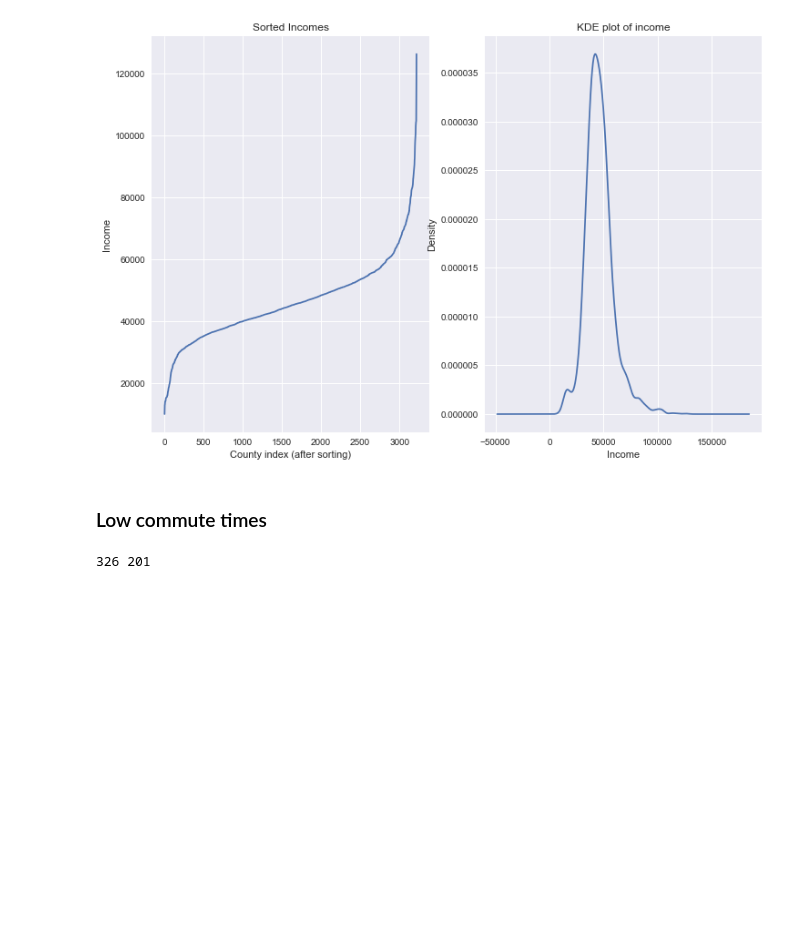
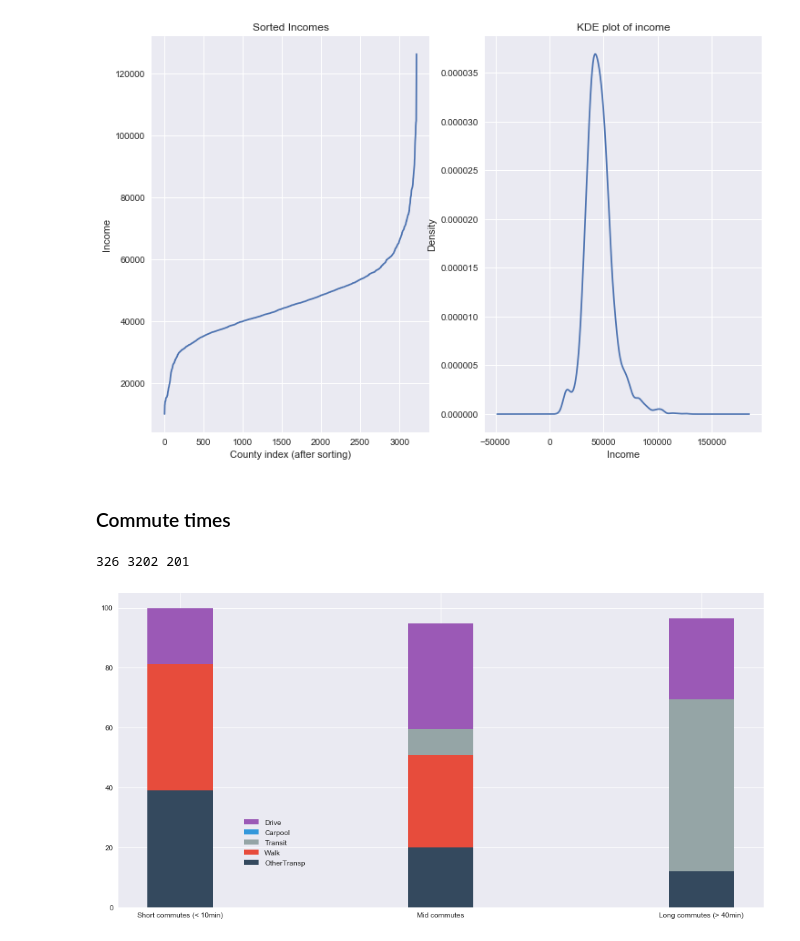
Before and after one commit to pstetz/Kaggle, a Jupyter notebook: in_progress/census/fun.ipynb, the cells around one changed output. Saved outputs shown, nothing was run; the diff lists cells and outputs as text; code cells hidden in the pictures; blank space fills up the shorter version.

Commit message:
commute time analysis for census

```diff
--- a/in_progress/census/fun.ipynb
+++ b/in_progress/census/fun.ipynb
@@ -229,15 +229,25 @@ _ = (
 # %% [output]
 [figure]
 # %% [markdown]
-### Low commute times
+### Commute times
 # %%
-high_times = census[census.MeanCommute > 40]
-low_times  = census[census.MeanCommute < 10]
-print(len(high_times.groupby(["State", "County"])), len(low_times.groupby(["State", "County"])))
+high_times = census[census.MeanCommute > 40].groupby(["State", "County"])
+mid_times = census[(census.MeanCommute < 40) & (census.MeanCommute > 10)].groupby(["State", "County"])
+low_times  = census[census.MeanCommute < 10].groupby(["State", "County"])
+print(len(low_times), len(mid_times), len(high_times))
 # %% [output]
-326 201
+326 3202 201
-# %%
-trans = ['Drive', 'Carpool', 'Transit', 'Walk', 'OtherTransp']
-for tran in trans:
-    ax3.bar(counties.index, counties[race], label=race)
-ax3.legend()
+# %%
+trans = ['Drive', 'Carpool', 'Transit', 'Walk', 'OtherTransp']
+flatui = ["#9b59b6", "#3498db", "#95a5a6", "#e74c3c", "#34495e"]
+c = {trans[i]: flatui[i] for i in range(5)}
+
+plt.figure(figsize=(16, 8))
+for tran in trans:
+    plt.bar("Short commutes (< 10min)", low_times[tran].median(), width=0.25, align="center", label=tran, color=c[tran])
+    plt.bar("Mid commutes", mid_times[tran].median(), width=0.25, align="center", color=c[tran])
+    plt.bar("Long commutes (> 40min)", high_times[tran].median(), width=0.25, align="center", color=c[tran])
+
+_ = plt.legend(bbox_to_anchor=(0.3, 0.3))
+# %% [output]
+[figure, added]
```
Also changed, not shown: 1 other file.
